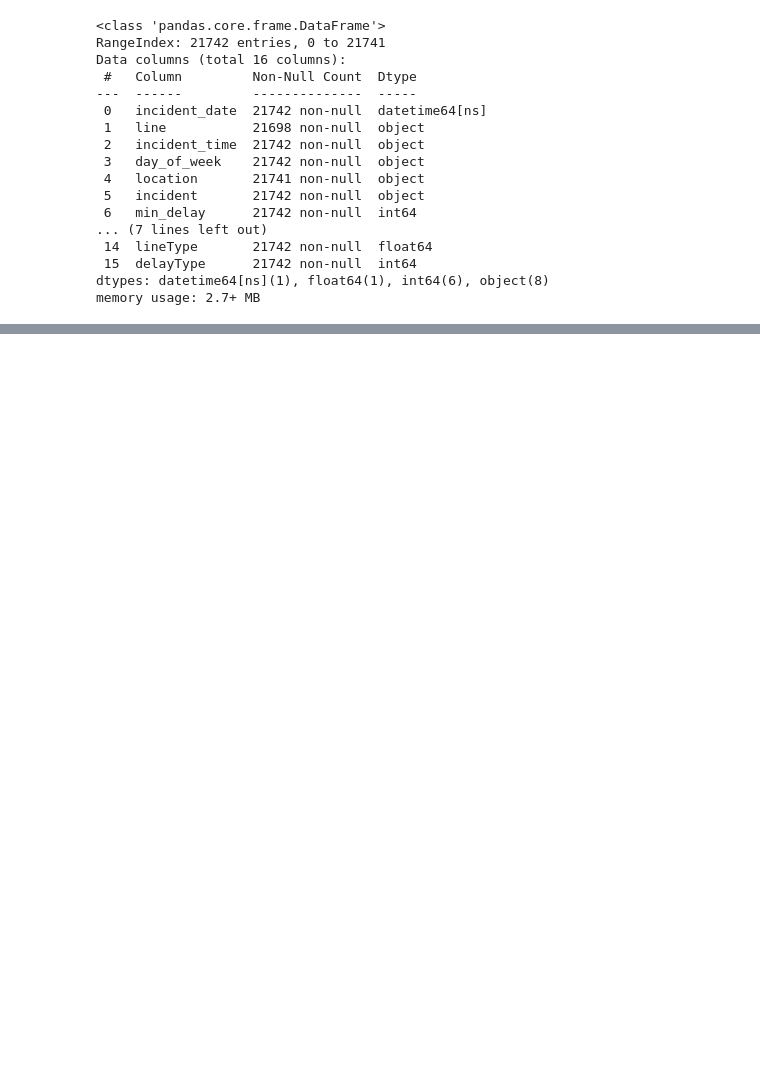
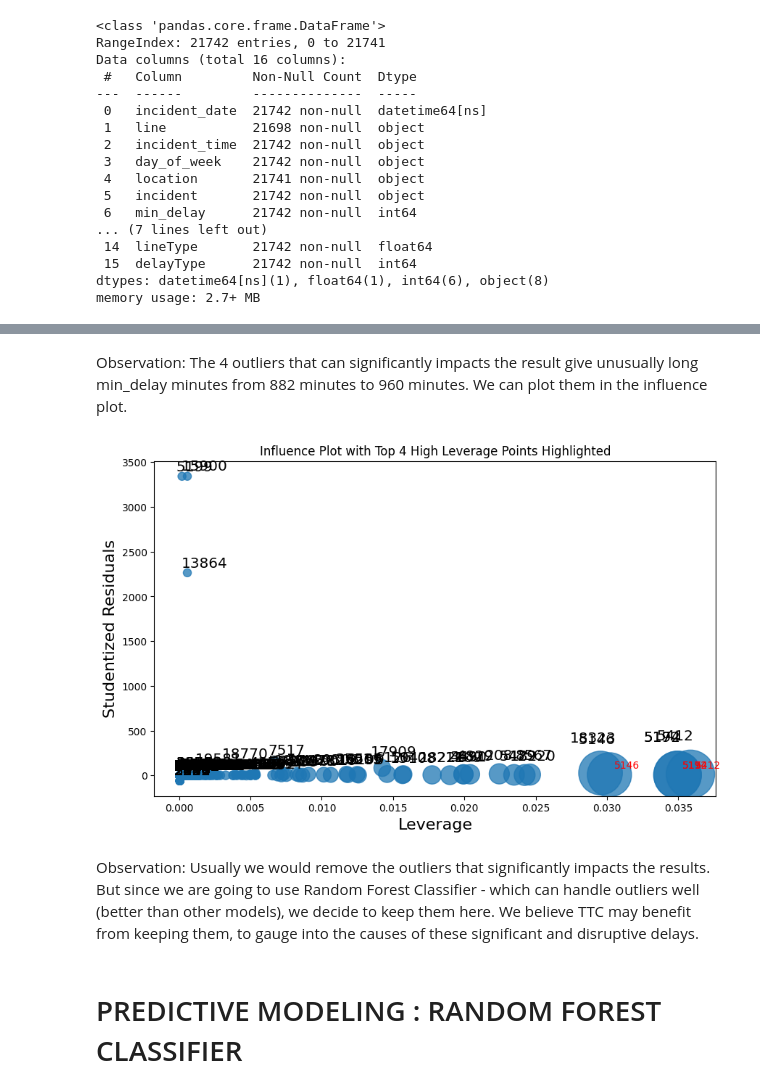
Before and after one commit to lee-data/TTC-streetcar-delay, a Jupyter notebook: src/team24main.ipynb, the cells around one changed output, grey strips where cells are left out. Cells and saved outputs as stored; diff of their text form; code cells hidden in the pictures; blank space fills up the shorter version.

```diff
--- a/src/team24main.ipynb
+++ b/src/team24main.ipynb
@@ -268,0 +400,28 @@ df_cleaned.describe()
+# %%
+import statsmodels.api as sm
+import numpy as np
+import matplotlib.pyplot as plt
+
+# Step 1: Fit the Regression Model and Calculate Influence Measures:
+
+# Add a constant to the model
+X = sm.add_constant(df_cleaned['min_delay'])
+model = sm.OLS(df_cleaned['min_delay'], X).fit()
+
+# Get influence measures
+influence = model.get_influence()
+leverage = influence.hat_matrix_diag
+cooks_d = influence.cooks_distance[0]
+
+
+# Step 2: Identify Top 4 Points with Highest Leverage:
+
+# Identify the top 4 points with the highest leverage values
+top_4_high_leverage_points = np.argsort(leverage)[-4:]
+
+# Print the actual indices of these points
+actual_indices = df_cleaned.index[top_4_high_leverage_points]
+print("Top 4 High Leverage Points Indices:", actual_indices)
+
+# Show the top 4 high leverage points
+df_cleaned.loc[actual_indices]
@@ -268,0 +435,24 @@ df_cleaned.describe()
+# %% [markdown]
+Observation: The 4 outliers that can significantly impacts the result give unusually long min_delay minutes from 882 minutes to 960 minutes.
+We can plot them in the influence plot.
+# %%
+import matplotlib.pyplot as plt
+
+# Create the original influence plot
+fig, ax = plt.subplots(figsize=(10, 6))
+sm.graphics.influence_plot(model, ax=ax, criterion="cooks")
+
+# Highlight the top 4 high leverage points
+for idx in top_4_high_leverage_points:
+    ax.annotate(f"{df_cleaned.index[idx]}",
+                xy=(leverage[idx], influence.resid_studentized_internal[idx]),
+                xytext=(5, 5), textcoords='offset points', color='red')
+
+plt.title('Influence Plot with Top 4 High Leverage Points Highlighted')
+plt.show()
+# %% [output]
+[figure, added]
+# %% [markdown]
+Observation: Usually we would remove the outliers that significantly impacts the results. But since we are going to use Random Forest Classifier - which can handle outliers well (better than other models), we decide to keep them here. We believe TTC may benefit from keeping them, to gauge into the causes of these significant and disruptive delays.
+# %% [markdown]
+# PREDICTIVE MODELING : RANDOM FOREST CLASSIFIER
```
Also changed, not shown: parts of 50 cells of this notebook.
